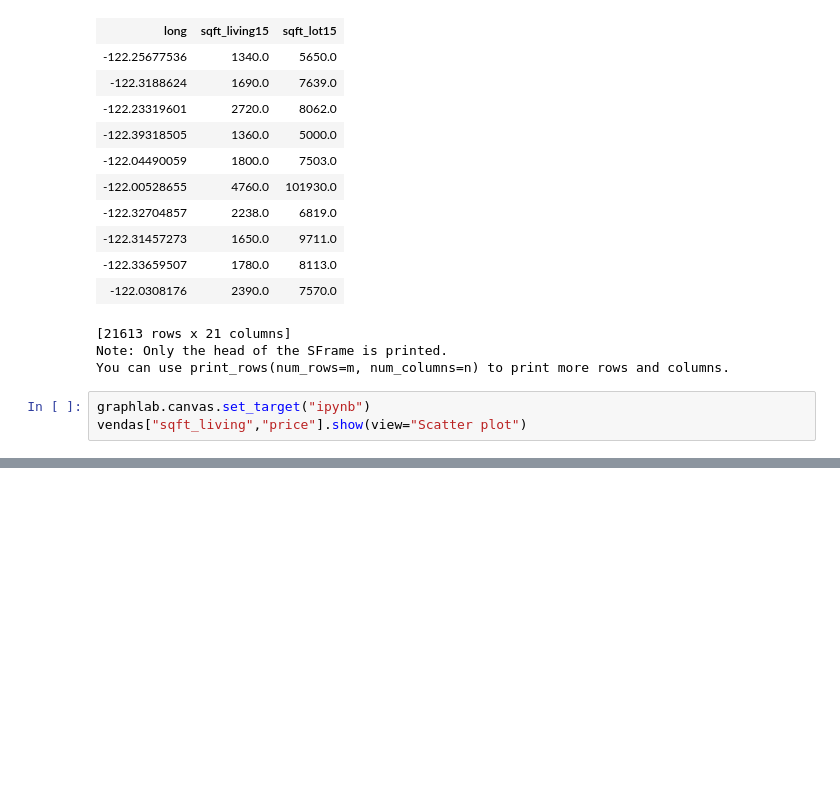
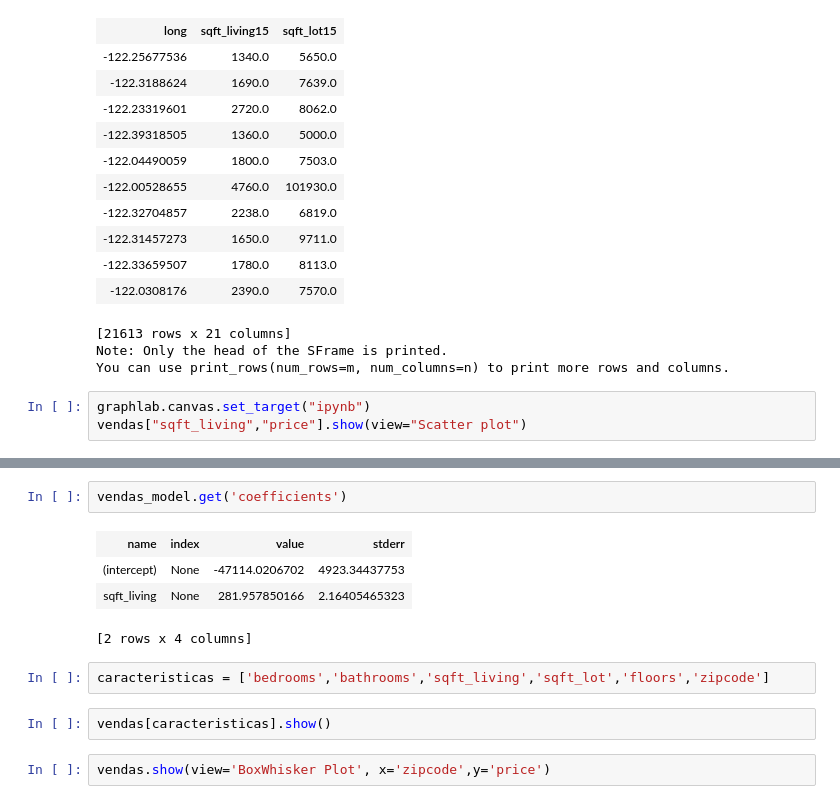
Before and after one commit to daviluis321/Sistemas-Inteligentes, a Jupyter notebook: pratica1/vitorio/pratica01.ipynb, the cells around one changed output, grey strips where cells are left out. Cells and saved outputs as stored; diff of their text form; blank space fills up the shorter version.

```diff
--- a/pratica1/vitorio/pratica01.ipynb
+++ b/pratica1/vitorio/pratica01.ipynb
@@ -73,0 +82,13 @@ print vendas_model.evaluate(vendas_teste)
+# %%
+vendas_model.get('coefficients')
+# %% [output]
+| name | index | value | stderr |
+| (intercept) | None | -47114.0206702 | 4923.34437753 |
+| sqft_living | None | 281.957850166 | 2.16405465323 |
+[2 rows x 4 columns]
+# %%
+caracteristicas = ['bedrooms','bathrooms','sqft_living','sqft_lot','floors','zipcode']
+# %%
+vendas[caracteristicas].show()
+# %%
+vendas.show(view='BoxWhisker Plot', x='zipcode',y='price')
```
Also changed, not shown: parts of 17 cells of this notebook.
